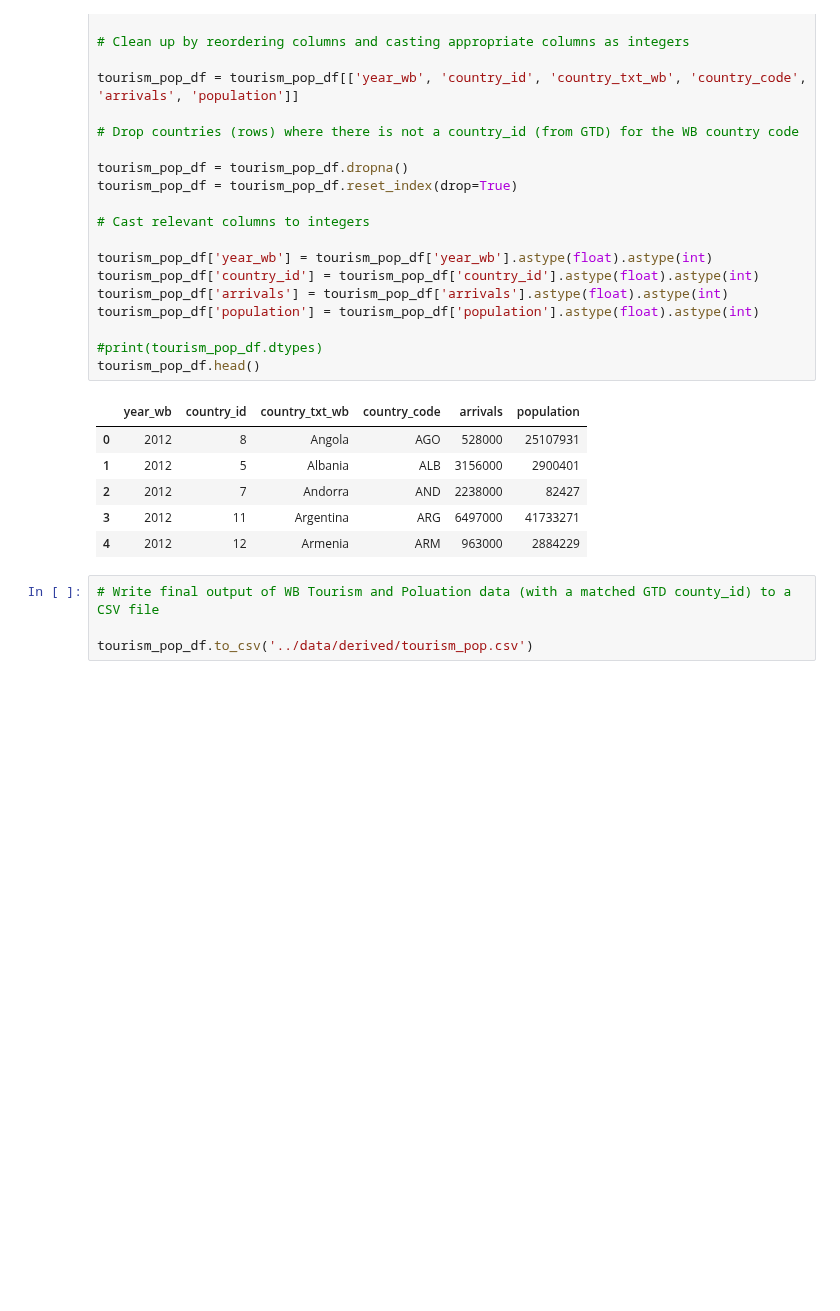
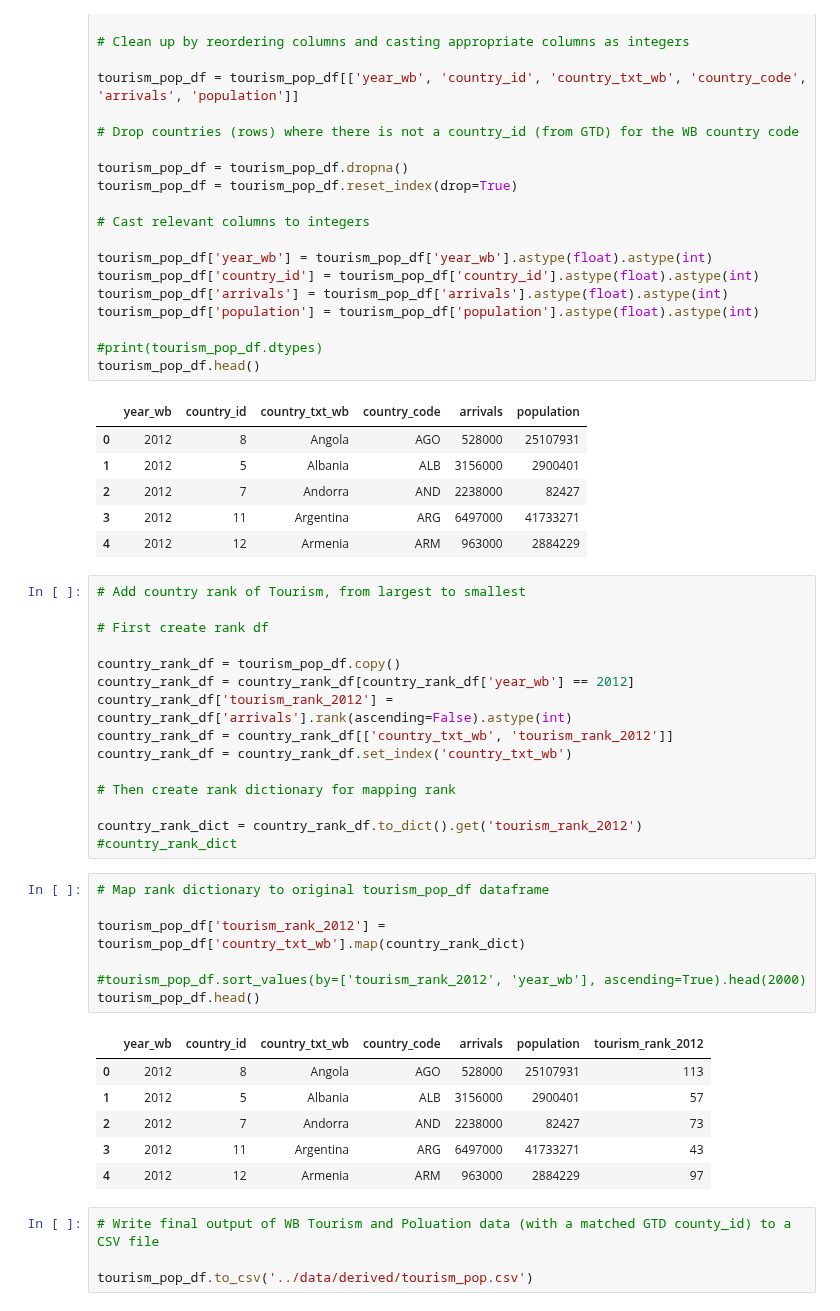
Before and after one commit to brooke-l-hawkins/milestone-i-project, a Jupyter notebook: code/tourism_pop.ipynb, the cells around one changed output. Drawn from its saved outputs; the diff is of its cells as text; blank space fills up the shorter version.

Commit message:
2012 tourism rank added to NB

```diff
--- a/code/tourism_pop.ipynb
+++ b/code/tourism_pop.ipynb
@@ -173,6 +173,35 @@ tourism_pop_df.head()
 | 2 | 2012 | 7 | Andorra | AND | 2238000 | 82427 |
 | 3 | 2012 | 11 | Argentina | ARG | 6497000 | 41733271 |
 | 4 | 2012 | 12 | Armenia | ARM | 963000 | 2884229 |
+# %%
+# Add country rank of Tourism, from largest to smallest
+
+# First create rank df
+
+country_rank_df = tourism_pop_df.copy()
+country_rank_df = country_rank_df[country_rank_df['year_wb'] == 2012]
+country_rank_df['tourism_rank_2012'] = country_rank_df['arrivals'].rank(ascending=False).astype(int)
+country_rank_df = country_rank_df[['country_txt_wb', 'tourism_rank_2012']]
+country_rank_df = country_rank_df.set_index('country_txt_wb')
+
+# Then create rank dictionary for mapping rank
+
+country_rank_dict = country_rank_df.to_dict().get('tourism_rank_2012')
+#country_rank_dict
+# %%
+# Map rank dictionary to original tourism_pop_df dataframe
+
+tourism_pop_df['tourism_rank_2012'] = tourism_pop_df['country_txt_wb'].map(country_rank_dict)
+
+#tourism_pop_df.sort_values(by=['tourism_rank_2012', 'year_wb'], ascending=True).head(2000)
+tourism_pop_df.head()
+# %% [output]
+|  | year_wb | country_id | country_txt_wb | country_code | arrivals | population | tourism_rank_2012 |
+| 0 | 2012 | 8 | Angola | AGO | 528000 | 25107931 | 113 |
+| 1 | 2012 | 5 | Albania | ALB | 3156000 | 2900401 | 57 |
+| 2 | 2012 | 7 | Andorra | AND | 2238000 | 82427 | 73 |
+| 3 | 2012 | 11 | Argentina | ARG | 6497000 | 41733271 | 43 |
+| 4 | 2012 | 12 | Armenia | ARM | 963000 | 2884229 | 97 |
 # %%
 # Write final output of WB Tourism and Poluation data (with a matched GTD county_id) to a CSV file
 
```
